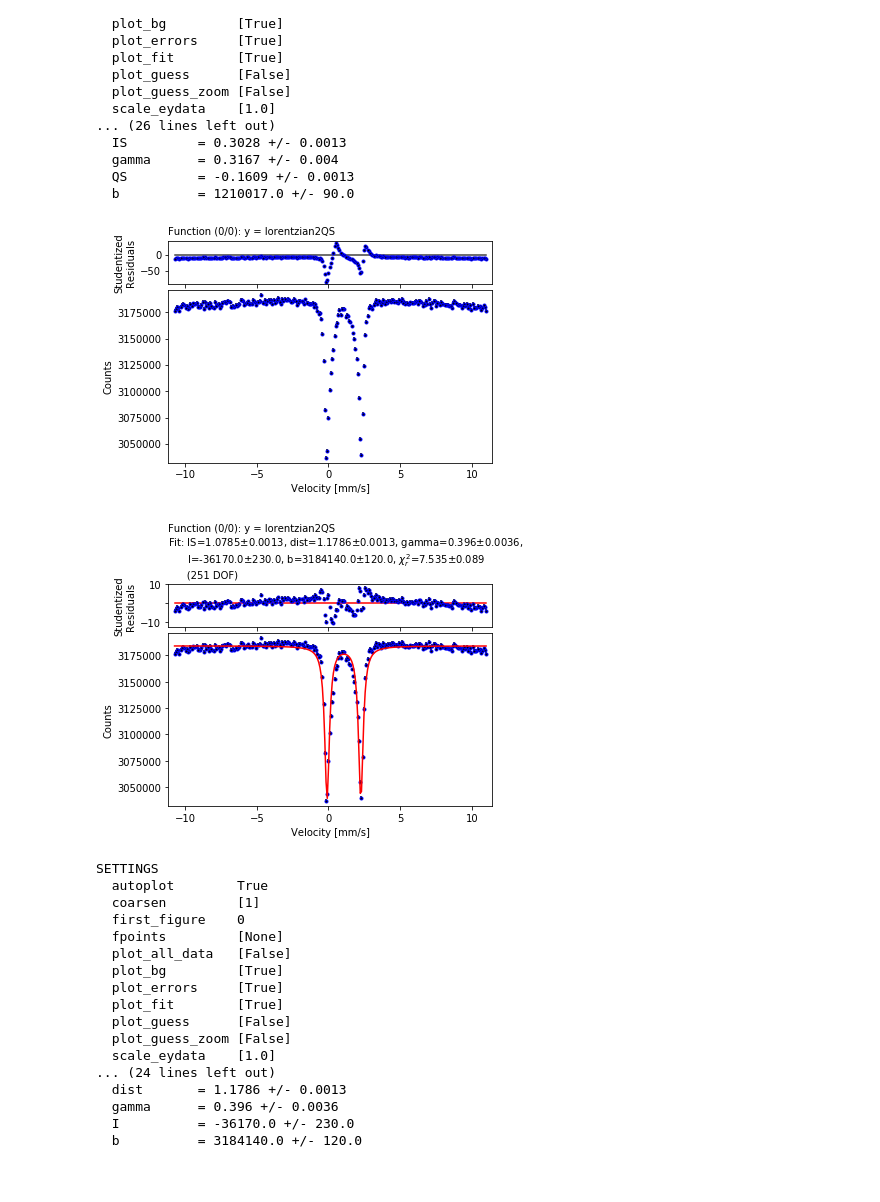
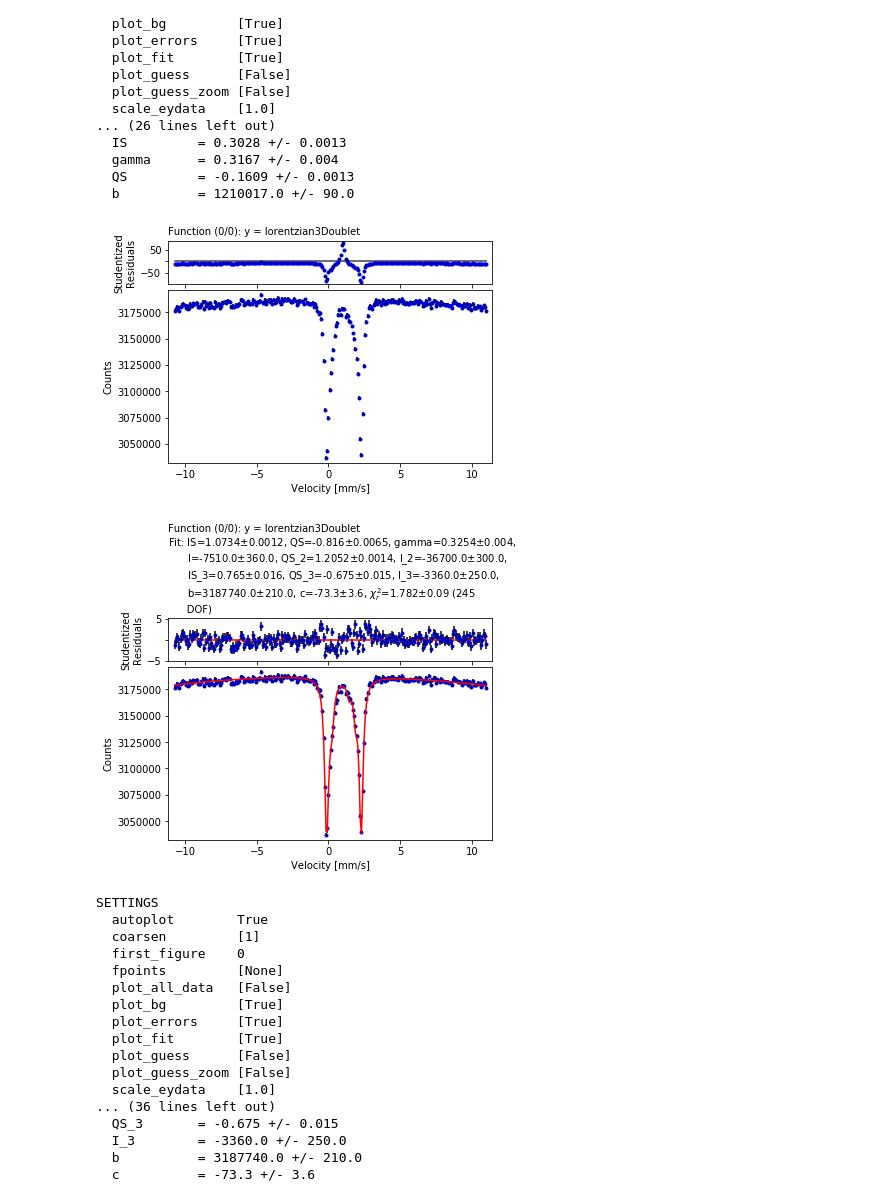
Before and after one commit to eklem1/ModernLab, a Jupyter notebook: TempMag.ipynb, the cells around one changed output. Saved outputs shown, nothing was run; the diff lists cells and outputs as text; code cells hidden in the pictures.

Commit message:
added quadractic baseline for 3doublet

```diff
--- a/TempMag.ipynb
+++ b/TempMag.ipynb
@@ -148,14 +148,22 @@ def lorentzian2Const(E, center, dist, gamma, I, b):
     return I*gamma**2/denom + I*gamma**2/denom_2 + b
 
 #2 lorentzians added together with one offset
-def lorentzian2QS(E, IS, dist, gamma, I, b):
-#     denom = (E- (IS - dist - QS) )**2 + (gamma/2)**2
-#     denom_2 = (E- (IS + dist- QS) )**2 + (gamma/2)**2
+def lorentzian2QS(E, IS, QS, gamma, I, b):
 
-    denom = (E- (IS - dist) )**2 + (gamma/2)**2
-    denom_2 = (E- (IS + dist) )**2 + (gamma/2)**2
+    denom = (E- (IS - QS) )**2 + (gamma/2)**2
+    denom_2 = (E- (IS + QS) )**2 + (gamma/2)**2
 
     return I*gamma**2/denom + I*gamma**2/denom_2 + b
+
+#2 lorentzians added together with one offset
+def lorentzian3Doublet(E, IS, QS, gamma, I, QS_2, I_2, IS_3, QS_3, I_3, b, c):
+
+    Asite = lorentzian2QS(E, IS, QS, gamma, I, 0)
+    Bsite = lorentzian2QS(E, IS, QS_2, gamma, I_2, 0)
+    Csite = lorentzian2QS(E, IS_3, QS_3, gamma, I_3, 0)
+
+
+    return Asite + Bsite + Csite + b+ c*E**2
 # %%
 # channel to velocity relation from calibration data
 b = [11.000776381475806, 0.0011164921537570854]
@@ -453,30 +461,32 @@ SETTINGS
 # %%
 #Tourmaline
 
 data = np.loadtxt(".//data//Tourmaline_Jan27_full.Asc", skiprows=0)
 
 data = np.transpose(data)
 data[1][511] = (data[1][510] + data[1][0])/2
 ydataerr = np.sqrt(data[1])
 
 dataL = [data[0][0:256], data[1][0:256], ydataerr[0:256]]
 velocities = chan_to_velo(dataL[0], m, b)
 
 my_fitter = s.data.fitter()
 my_fitter.set(style_data = [{'marker': '.', 'color': 'black', 'ls': '', 'mec': 'b'}]\
               , plot_guess=False, fpoints=None, xlabel = "Velocity [mm/s]" , ylabel = "Counts")
 # help(s.data.fitter)
 
-guess='IS=1.5, dist=1, gamma=0.5, I=-2.5e4, b=3.2e6'
-my_fitter.set_functions(f=lorentzian2QS, p=guess)
+# def lorentzian3Doublet(E, IS, QS, gamma, I, QS_2, I_2, QS_3, I_3, b):
+
+guess= 'IS=1.0, QS=0.05, gamma=0.2, I=-2.5e4, QS_2=1.0, I_2=-5e3, IS_3=0.2, QS_3=0.2, I_3=-5e3, b=3.2e6, c=-1e-3'
+my_fitter.set_functions(f=lorentzian3Doublet, p=guess)
 
 my_fitter.set_data(xdata=velocities, ydata=dataL[1], eydata=dataL[2])
 my_fitter.fit()
 # print(my_fitter.get_fit_results())
 # resultsLS = getFits_lor(my_fitter, 0)
 # %% [output]
-[figure, old version]
+[figure, new version]
-[figure, old version]
+[figure, new version]
 SETTINGS
   autoplot        True
   coarsen         [1]
@@ -489,8 +499,8 @@ SETTINGS
   plot_guess      [False]
   plot_guess_zoom [False]
   scale_eydata    [1.0]
-... (24 lines left out)
-  dist       = 1.1786 +/- 0.0013
-  gamma      = 0.396 +/- 0.0036
-  I          = -36170.0 +/- 230.0
-  b          = 3184140.0 +/- 120.0
+... (36 lines left out)
+  QS_3       = -0.675 +/- 0.015
+  I_3        = -3360.0 +/- 250.0
+  b          = 3187740.0 +/- 210.0
+  c          = -73.3 +/- 3.6
```
